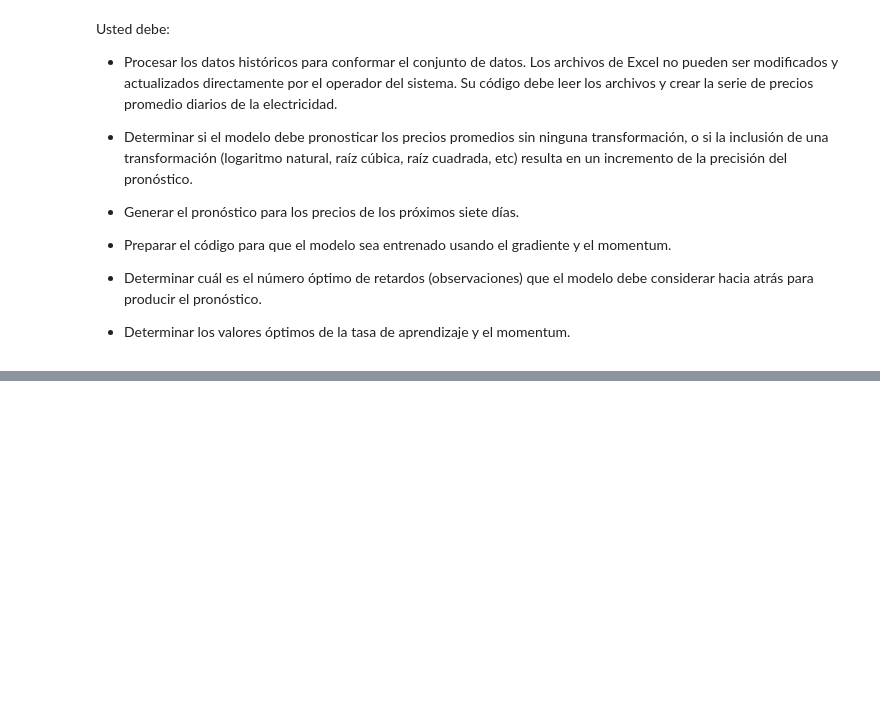
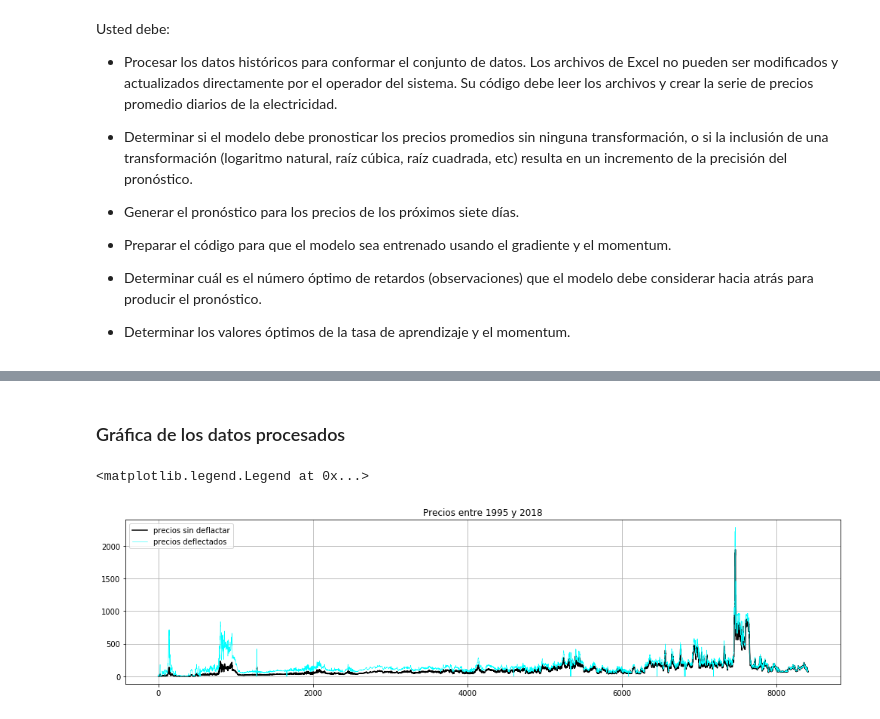
Before and after one commit to ANN-2019-2/evaluacion-KewinEvers96, a Jupyter notebook: 01-precios.ipynb, the cells around one changed output, grey strips where cells are left out. Cells and saved outputs as stored; diff of their text form; code cells hidden in the pictures; blank space fills up the shorter version.

```diff
--- a/01-precios.ipynb
+++ b/01-precios.ipynb
@@ -35,0 +40,7 @@ Usted debe:
+# %%
+import pandas as pd
+import numpy as np
+import matplotlib.pyplot as plt
+# Lista dónde se guardarán los datos de los precios
+preciosDias = []
+preciosDeflectados = []
@@ -35,0 +112,15 @@ Usted debe:
+# %% [markdown]
+### Gráfica de los datos procesados
+# %%
+## ========================================
+##         GRÁFICA PRECIOS DEFLECTADOS
+## ========================================
+plt.figure(figsize = (17, 4))
+plt.title("Precios entre 1995 y 2018")
+plt.plot([dia for dia in range(len(preciosDias))], preciosDias, color= 'black', label = "precios sin deflactar")
+plt.plot([dia for dia in range(len(preciosDeflectados))], preciosDeflectados, linewidth = 0.5, color = 'cyan', label = "precios deflectados")
+plt.grid(True)
+plt.legend()
+# %% [output]
+<matplotlib.legend.Legend at 0x...>
+[figure, added]
```
Also changed, not shown: parts of 28 cells of this notebook, 1 other file.
